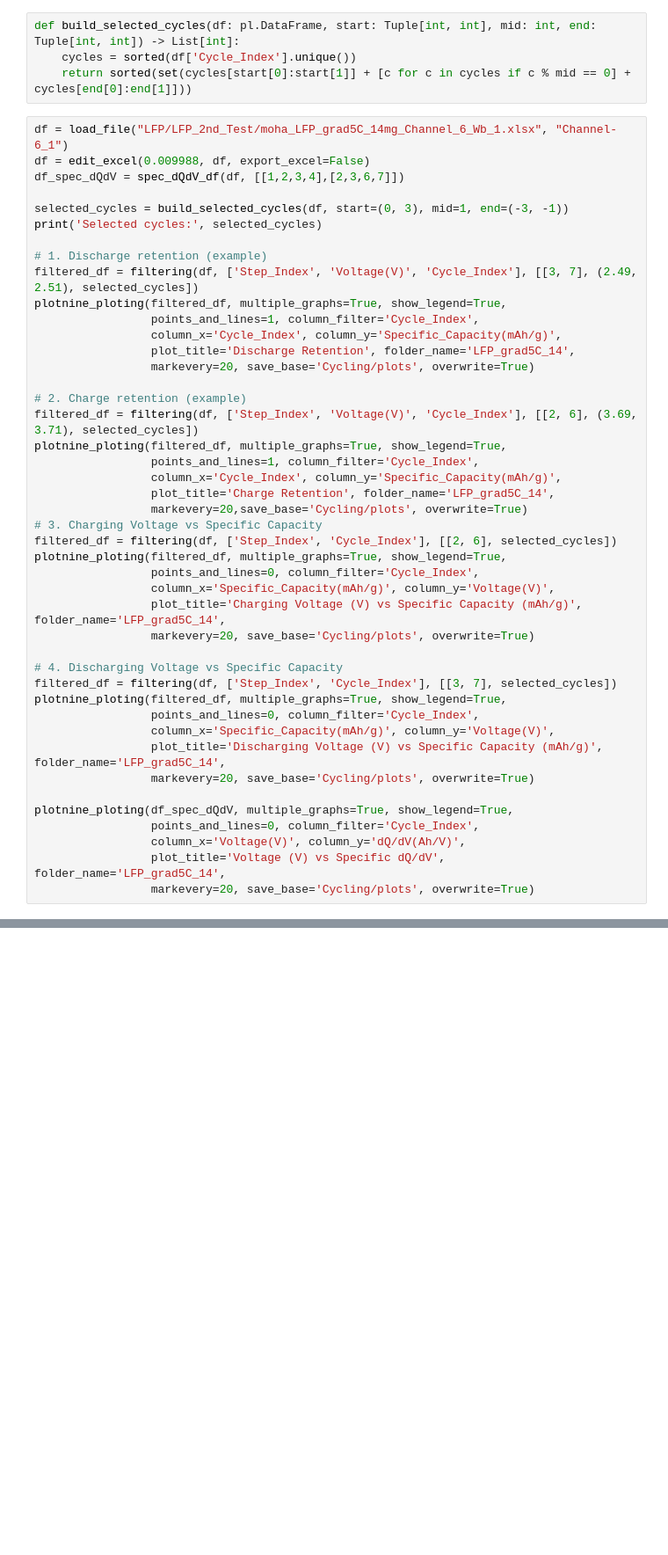
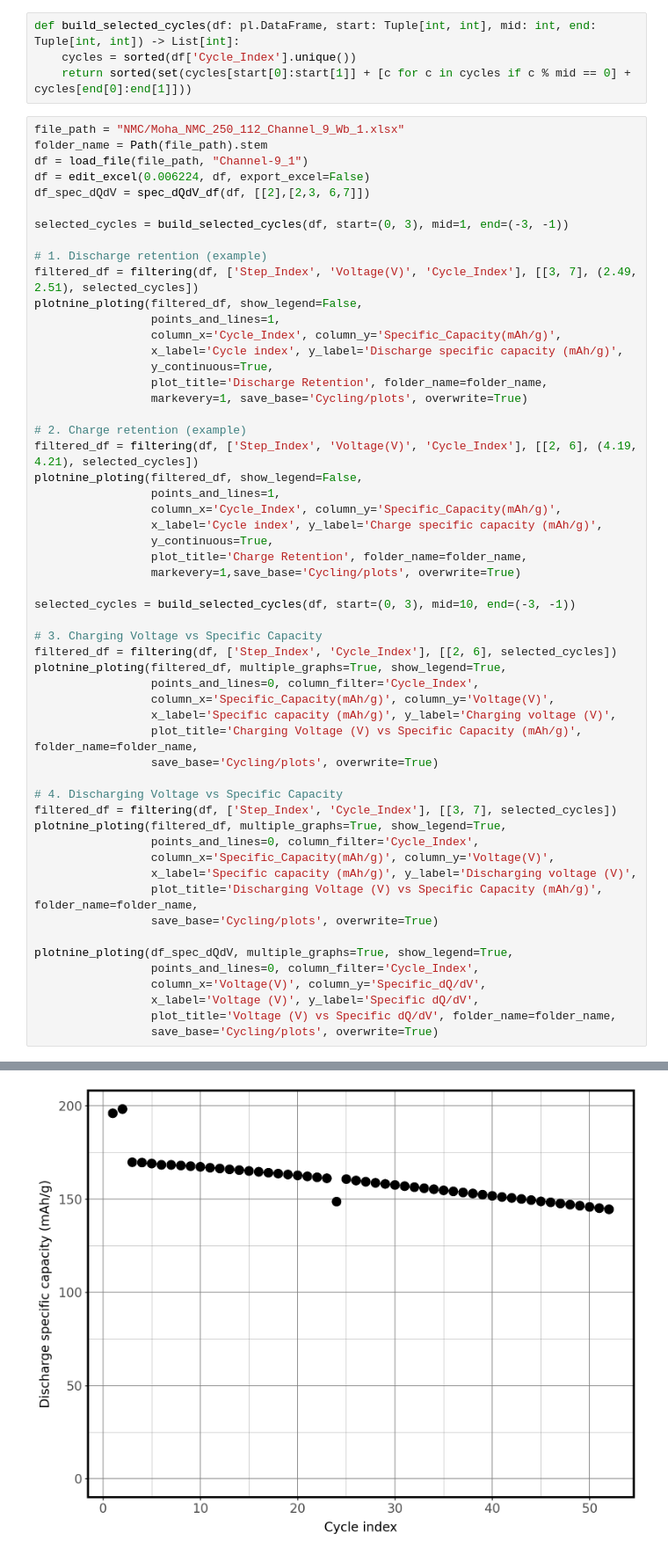
Before and after one commit to royce-cdt/meizeddin_PhD_code, a Jupyter notebook: Cycling/plot9_cycle.ipynb, the cells around one changed output, grey strips where cells are left out. Shown: that part at 88% size. Saved outputs shown, nothing was run; the diff lists cells and outputs as text; blank space fills up the shorter version.

```diff
--- a/Cycling/plot9_cycle.ipynb
+++ b/Cycling/plot9_cycle.ipynb
@@ -249,48 +250,59 @@ def build_selected_cycles(df: pl.DataFrame, start: Tuple[int, int], mid: int, en
     cycles = sorted(df['Cycle_Index'].unique())
     return sorted(set(cycles[start[0]:start[1]] + [c for c in cycles if c % mid == 0] + cycles[end[0]:end[1]]))
 # %%
-df = load_file("LFP/LFP_2nd_Test/moha_LFP_grad5C_14mg_Channel_6_Wb_1.xlsx", "Channel-6_1")
-df = edit_excel(0.009988, df, export_excel=False)
-df_spec_dQdV = spec_dQdV_df(df, [[1,2,3,4],[2,3,6,7]])
+file_path = "NMC/Moha_NMC_250_112_Channel_9_Wb_1.xlsx"
+folder_name = Path(file_path).stem
+df = load_file(file_path, "Channel-9_1")
+df = edit_excel(0.006224, df, export_excel=False)
+df_spec_dQdV = spec_dQdV_df(df, [[2],[2,3, 6,7]])
 
 selected_cycles = build_selected_cycles(df, start=(0, 3), mid=1, end=(-3, -1))
-print('Selected cycles:', selected_cycles)
 
 # 1. Discharge retention (example)
 filtered_df = filtering(df, ['Step_Index', 'Voltage(V)', 'Cycle_Index'], [[3, 7], (2.49, 2.51), selected_cycles])
-plotnine_ploting(filtered_df, multiple_graphs=True, show_legend=True,
-                 points_and_lines=1, column_filter='Cycle_Index',
+plotnine_ploting(filtered_df, show_legend=False,
+                 points_and_lines=1,
                  column_x='Cycle_Index', column_y='Specific_Capacity(mAh/g)',
-                 plot_title='Discharge Retention', folder_name='LFP_grad5C_14',
-                 markevery=20, save_base='Cycling/plots', overwrite=True)
+                 x_label='Cycle index', y_label='Discharge specific capacity (mAh/g)',
+                 y_continuous=True,
+                 plot_title='Discharge Retention', folder_name=folder_name,
+                 markevery=1, save_base='Cycling/plots', overwrite=True)
 
 # 2. Charge retention (example)
-filtered_df = filtering(df, ['Step_Index', 'Voltage(V)', 'Cycle_Index'], [[2, 6], (3.69, 3.71), selected_cycles])
-plotnine_ploting(filtered_df, multiple_graphs=True, show_legend=True,
-                 points_and_lines=1, column_filter='Cycle_Index',
+filtered_df = filtering(df, ['Step_Index', 'Voltage(V)', 'Cycle_Index'], [[2, 6], (4.19, 4.21), selected_cycles])
+plotnine_ploting(filtered_df, show_legend=False,
+                 points_and_lines=1,
                  column_x='Cycle_Index', column_y='Specific_Capacity(mAh/g)',
-                 plot_title='Charge Retention', folder_name='LFP_grad5C_14',
-                 markevery=20,save_base='Cycling/plots', overwrite=True)
+                 x_label='Cycle index', y_label='Charge specific capacity (mAh/g)',
+                 y_continuous=True,
+                 plot_title='Charge Retention', folder_name=folder_name,
+                 markevery=1,save_base='Cycling/plots', overwrite=True)
+
+selected_cycles = build_selected_cycles(df, start=(0, 3), mid=10, end=(-3, -1))
+
 # 3. Charging Voltage vs Specific Capacity
 filtered_df = filtering(df, ['Step_Index', 'Cycle_Index'], [[2, 6], selected_cycles])
 plotnine_ploting(filtered_df, multiple_graphs=True, show_legend=True,
                  points_and_lines=0, column_filter='Cycle_Index',
                  column_x='Specific_Capacity(mAh/g)', column_y='Voltage(V)',
-                 plot_title='Charging Voltage (V) vs Specific Capacity (mAh/g)', folder_name='LFP_grad5C_14',
-                 markevery=20, save_base='Cycling/plots', overwrite=True)
+                 x_label='Specific capacity (mAh/g)', y_label='Charging voltage (V)',
+                 plot_title='Charging Voltage (V) vs Specific Capacity (mAh/g)', folder_name=folder_name,
+                 save_base='Cycling/plots', overwrite=True)
 
 # 4. Discharging Voltage vs Specific Capacity
 filtered_df = filtering(df, ['Step_Index', 'Cycle_Index'], [[3, 7], selected_cycles])
 plotnine_ploting(filtered_df, multiple_graphs=True, show_legend=True,
                  points_and_lines=0, column_filter='Cycle_Index',
                  column_x='Specific_Capacity(mAh/g)', column_y='Voltage(V)',
-                 plot_title='Discharging Voltage (V) vs Specific Capacity (mAh/g)', folder_name='LFP_grad5C_14',
-                 markevery=20, save_base='Cycling/plots', overwrite=True)
+                 x_label='Specific capacity (mAh/g)', y_label='Discharging voltage (V)',
+                 plot_title='Discharging Voltage (V) vs Specific Capacity (mAh/g)', folder_name=folder_name,
+                 save_base='Cycling/plots', overwrite=True)
 
 plotnine_ploting(df_spec_dQdV, multiple_graphs=True, show_legend=True,
                  points_and_lines=0, column_filter='Cycle_Index',
-                 column_x='Voltage(V)', column_y='dQ/dV(Ah/V)',
-                 plot_title='Voltage (V) vs Specific dQ/dV', folder_name='LFP_grad5C_14',
-                 markevery=20, save_base='Cycling/plots', overwrite=True)
+                 column_x='Voltage(V)', column_y='Specific_dQ/dV',
+                 x_label='Voltage (V)', y_label='Specific dQ/dV',
+                 plot_title='Voltage (V) vs Specific dQ/dV', folder_name=folder_name,
+                 save_base='Cycling/plots', overwrite=True)
 # %% [output]
 Could not determine dtype for column 15, falling back to string
@@ -296,0 +310 @@ Could not determine dtype for column 15, falling back to string
+[figure, new version]
```
Also changed, not shown: parts of 5 cells of this notebook.
